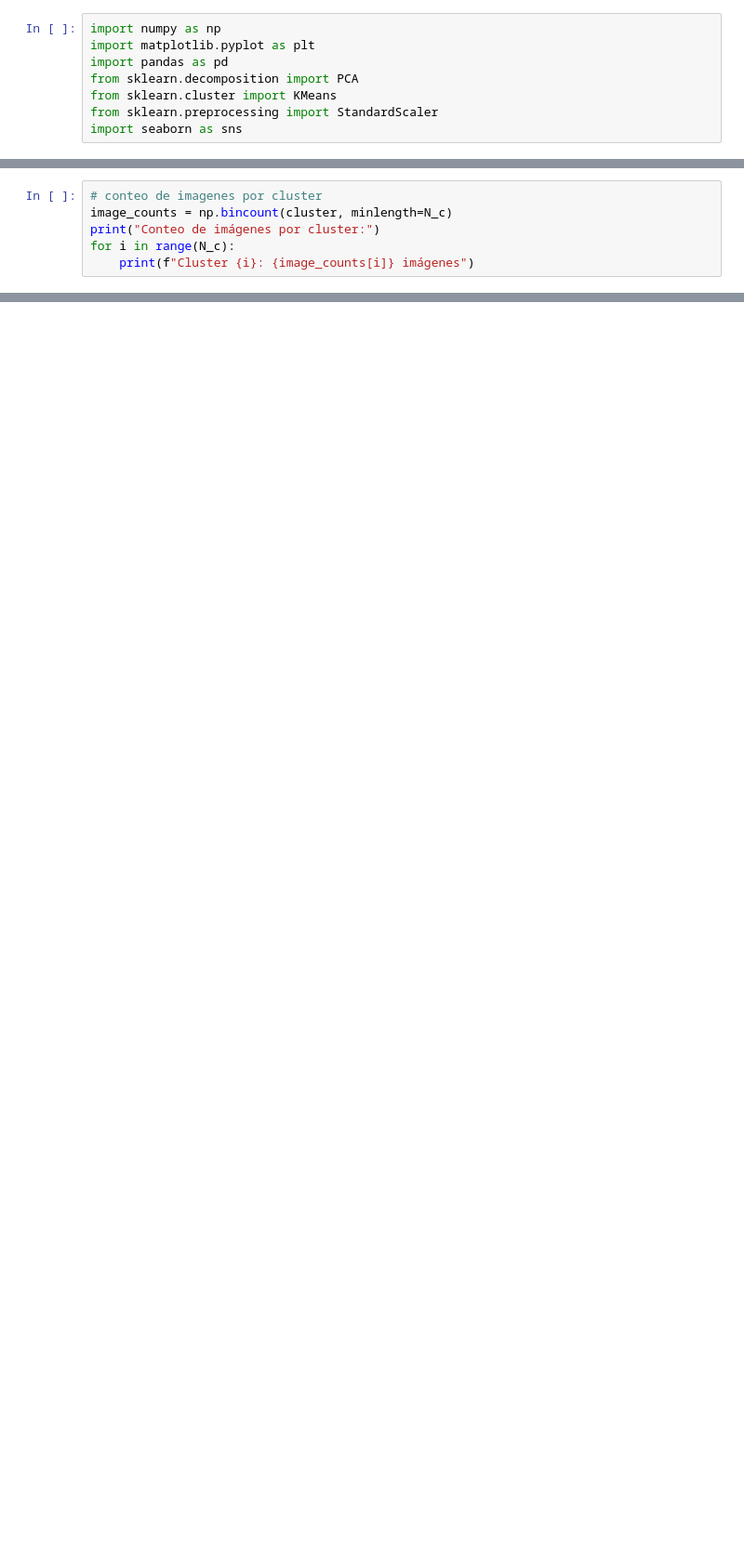
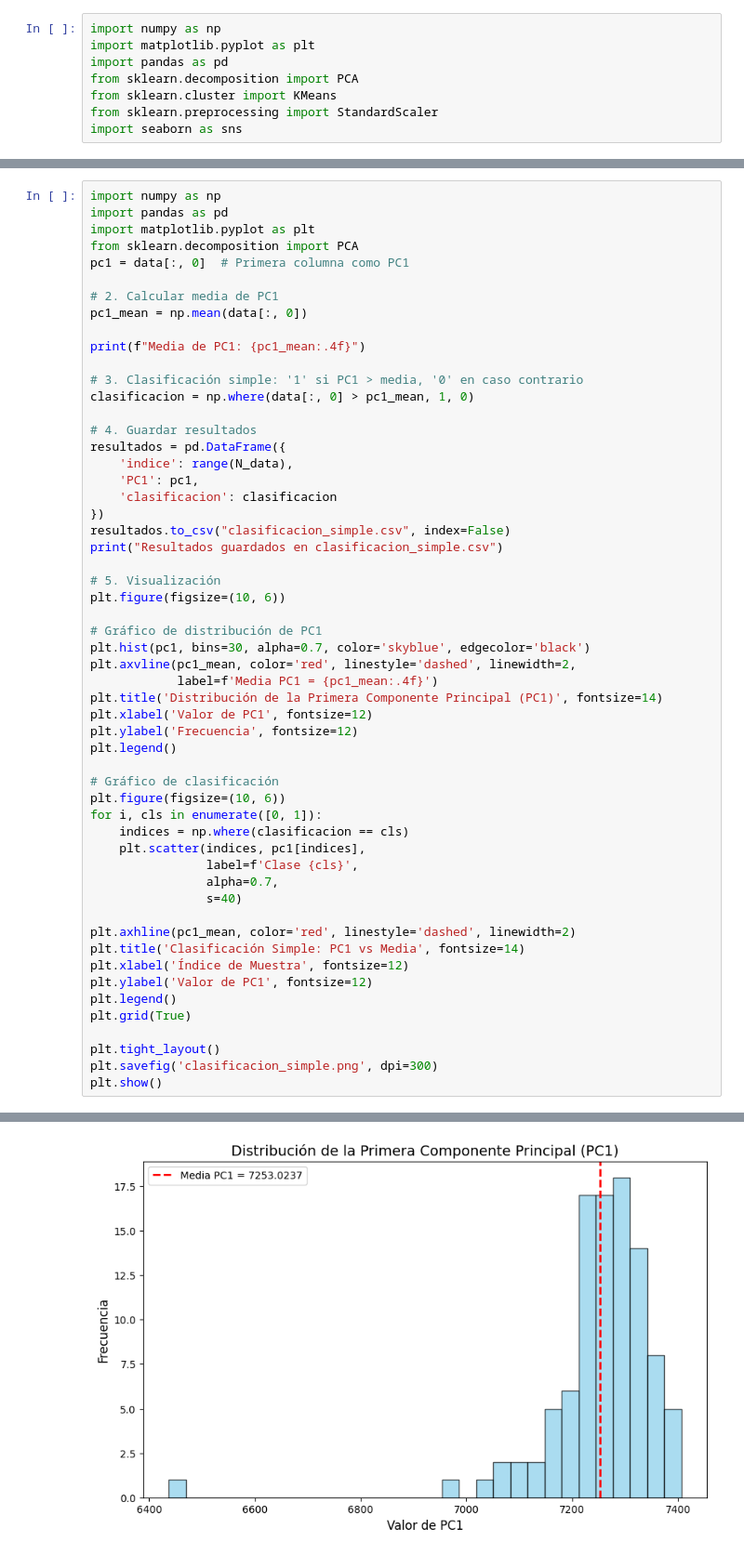
Before and after one commit to JsebastianUVPRQ/classical_trajectory, a Jupyter notebook: talleres_metodos_machine_learning/Lecture 9. Racimado-20250313/notebook9racimado.ipynb, the cells around one changed output, grey strips where cells are left out. Shown at 93% size. Cells and saved outputs as stored; diff of their text form; blank space fills up the shorter version.

```diff
--- a/talleres_metodos_machine_learning/Lecture 9. Racimado-20250313/notebook9racimado.ipynb
+++ b/talleres_metodos_machine_learning/Lecture 9. Racimado-20250313/notebook9racimado.ipynb
@@ -136,6 +23,0 @@ Proceso completado. Gráfica generada: clustering_results.png
-# %%
-# conteo de imagenes por cluster
-image_counts = np.bincount(cluster, minlength=N_c)
-print("Conteo de imágenes por cluster:")
-for i in range(N_c):
-    print(f"Cluster {i}: {image_counts[i]} imágenes")
@@ -145,0 +33,56 @@ Cluster 1: 75 imágenes
+# %%
+import numpy as np
+import pandas as pd
+import matplotlib.pyplot as plt
+from sklearn.decomposition import PCA
+pc1 = data[:, 0]  # Primera columna como PC1
+
+# 2. Calcular media de PC1
+pc1_mean = np.mean(data[:, 0])
+
+print(f"Media de PC1: {pc1_mean:.4f}")
+
+# 3. Clasificación simple: '1' si PC1 > media, '0' en caso contrario
+clasificacion = np.where(data[:, 0] > pc1_mean, 1, 0)
+
+# 4. Guardar resultados
+resultados = pd.DataFrame({
+    'indice': range(N_data),
+    'PC1': pc1,
+    'clasificacion': clasificacion
+})
+resultados.to_csv("clasificacion_simple.csv", index=False)
+print("Resultados guardados en clasificacion_simple.csv")
+
+# 5. Visualización
+plt.figure(figsize=(10, 6))
+
+# Gráfico de distribución de PC1
+plt.hist(pc1, bins=30, alpha=0.7, color='skyblue', edgecolor='black')
+plt.axvline(pc1_mean, color='red', linestyle='dashed', linewidth=2,
+            label=f'Media PC1 = {pc1_mean:.4f}')
+plt.title('Distribución de la Primera Componente Principal (PC1)', fontsize=14)
+plt.xlabel('Valor de PC1', fontsize=12)
+plt.ylabel('Frecuencia', fontsize=12)
+plt.legend()
+
+# Gráfico de clasificación
+plt.figure(figsize=(10, 6))
+for i, cls in enumerate([0, 1]):
+    indices = np.where(clasificacion == cls)
+    plt.scatter(indices, pc1[indices],
+                label=f'Clase {cls}',
+                alpha=0.7,
+                s=40)
+
+plt.axhline(pc1_mean, color='red', linestyle='dashed', linewidth=2)
+plt.title('Clasificación Simple: PC1 vs Media', fontsize=14)
+plt.xlabel('Índice de Muestra', fontsize=12)
+plt.ylabel('Valor de PC1', fontsize=12)
+plt.legend()
+plt.grid(True)
+
+plt.tight_layout()
+plt.savefig('clasificacion_simple.png', dpi=300)
+plt.show()
+# %% [output]
@@ -145,0 +91 @@ Cluster 1: 75 imágenes
+[figure, added]
```
Also changed, not shown: parts of 5 cells of this notebook, 3 other files.
